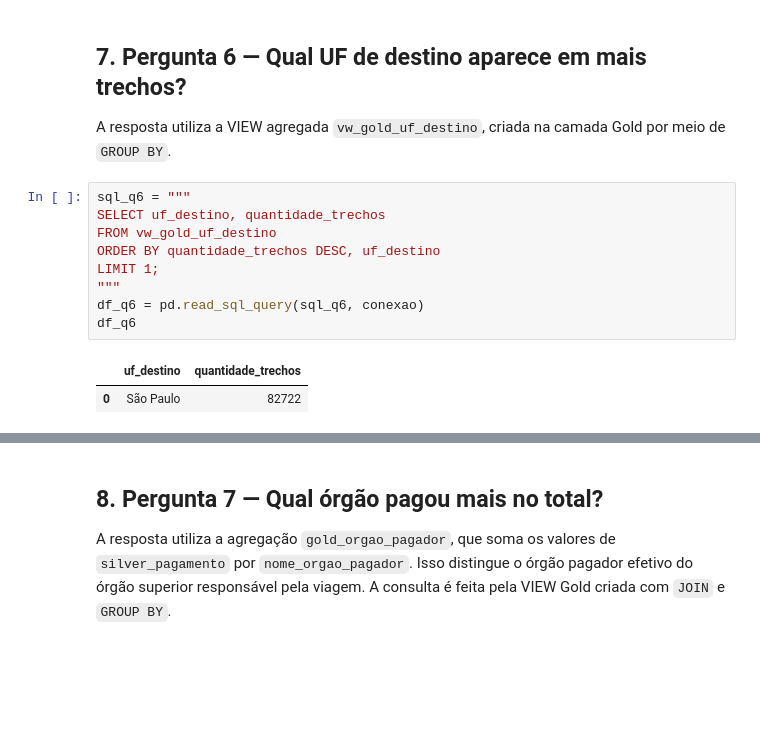
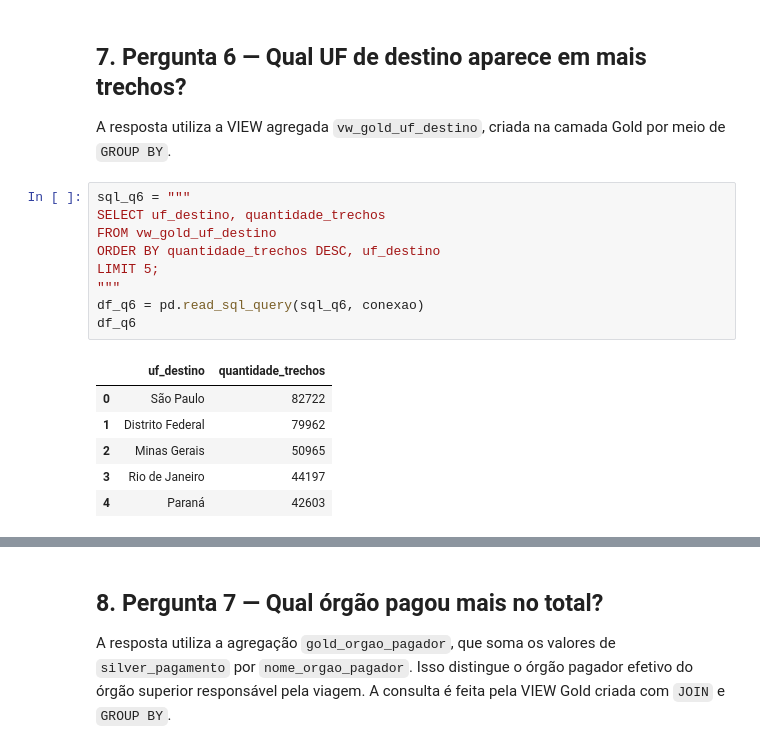
Before and after one commit to jdbmartins/projeto-analise-dados-python-postgresql, a Jupyter notebook: 3_analise.ipynb, the cells around one changed output, grey strips where cells are left out. Cells and saved outputs as stored; diff of their text form; blank space fills up the shorter version.

```diff
--- a/3_analise.ipynb
+++ b/3_analise.ipynb
@@ -333,13 +333,17 @@ A resposta utiliza a VIEW agregada `vw_gold_uf_destino`, criada na camada Gold p
 # %%
 sql_q6 = """
 SELECT uf_destino, quantidade_trechos
 FROM vw_gold_uf_destino
 ORDER BY quantidade_trechos DESC, uf_destino
-LIMIT 1;
+LIMIT 5;
 """
 df_q6 = pd.read_sql_query(sql_q6, conexao)
 df_q6
 # %% [output]
 |  | uf_destino | quantidade_trechos |
 | 0 | São Paulo | 82722 |
+| 1 | Distrito Federal | 79962 |
+| 2 | Minas Gerais | 50965 |
+| 3 | Rio de Janeiro | 44197 |
+| 4 | Paraná | 42603 |
 # %%
```
Also changed, not shown: parts of 1 cell of this notebook.
